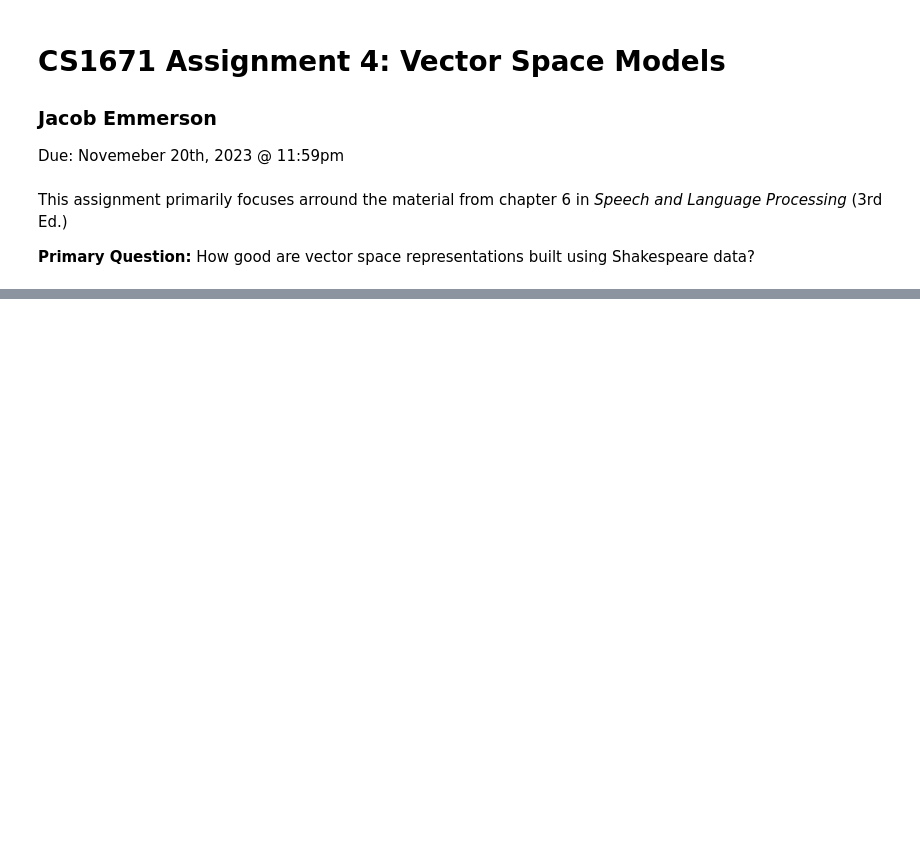
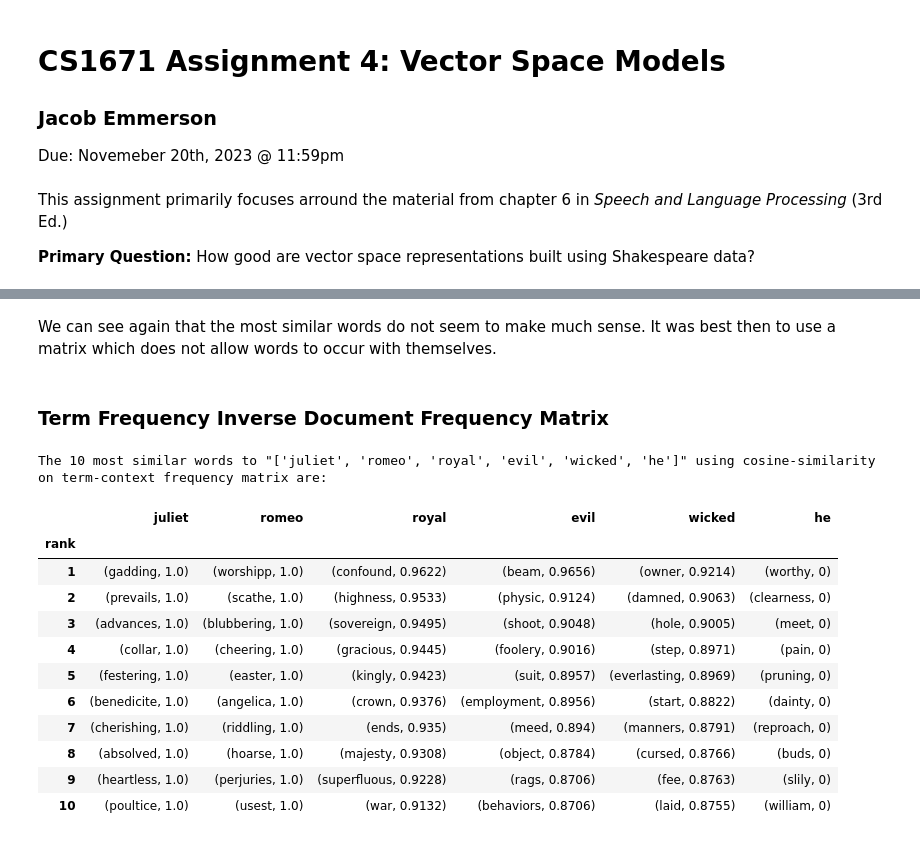
Before and after one commit to jacobemmerson/CS1671, a Jupyter notebook: A4/writeup_jte27.ipynb, the cells around one changed output, grey strips where cells are left out. Cells and saved outputs as stored; diff of their text form; code cells hidden in the pictures; blank space fills up the shorter version.

```diff
--- a/A4/writeup_jte27.ipynb
+++ b/A4/writeup_jte27.ipynb
@@ -353,0 +287,24 @@ Error:
+# %% [markdown]
+We can see again that the most similar words do not seem to make much sense. It was best then to use a matrix which does not allow words to occur with themselves.
+# %% [markdown]
+### Term Frequency Inverse Document Frequency Matrix
+# %%
+print(
+    '\nThe 10 most similar words to "%s" using cosine-similarity on term-context frequency matrix are:'
+    % (words)
+)
+get_ranks(tf_idf_matrix, words, vocab, vocab_to_index)
+# %% [output]
+The 10 most similar words to "['juliet', 'romeo', 'royal', 'evil', 'wicked', 'he']" using cosine-similarity on term-context frequency matrix are:
+|  | juliet | romeo | royal | evil | wicked | he |
+| rank |  |  |  |  |  |  |
+| 1 | (gadding, 1.0) | (worshipp, 1.0) | (confound, 0.9622) | (beam, 0.9656) | (owner, 0.9214) | (worthy, 0) |
+| 2 | (prevails, 1.0) | (scathe, 1.0) | (highness, 0.9533) | (physic, 0.9124) | (damned, 0.9063) | (clearness, 0) |
+| 3 | (advances, 1.0) | (blubbering, 1.0) | (sovereign, 0.9495) | (shoot, 0.9048) | (hole, 0.9005) | (meet, 0) |
+| 4 | (collar, 1.0) | (cheering, 1.0) | (gracious, 0.9445) | (foolery, 0.9016) | (step, 0.8971) | (pain, 0) |
+| 5 | (festering, 1.0) | (easter, 1.0) | (kingly, 0.9423) | (suit, 0.8957) | (everlasting, 0.8969) | (pruning, 0) |
+| 6 | (benedicite, 1.0) | (angelica, 1.0) | (crown, 0.9376) | (employment, 0.8956) | (start, 0.8822) | (dainty, 0) |
+| 7 | (cherishing, 1.0) | (riddling, 1.0) | (ends, 0.935) | (meed, 0.894) | (manners, 0.8791) | (reproach, 0) |
+| 8 | (absolved, 1.0) | (hoarse, 1.0) | (majesty, 0.9308) | (object, 0.8784) | (cursed, 0.8766) | (buds, 0) |
+| 9 | (heartless, 1.0) | (perjuries, 1.0) | (superfluous, 0.9228) | (rags, 0.8706) | (fee, 0.8763) | (slily, 0) |
+| 10 | (poultice, 1.0) | (usest, 1.0) | (war, 0.9132) | (behaviors, 0.8706) | (laid, 0.8755) | (william, 0) |
```
Also changed, not shown: parts of 68 cells of this notebook, 3 other files.
